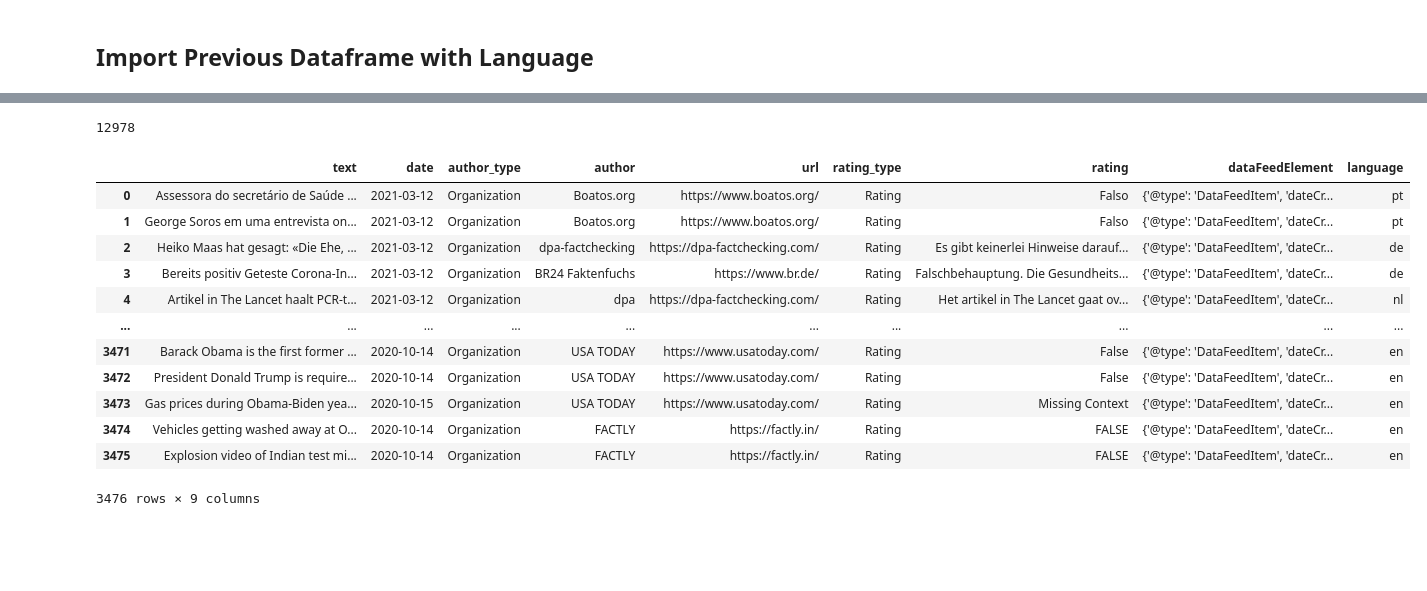
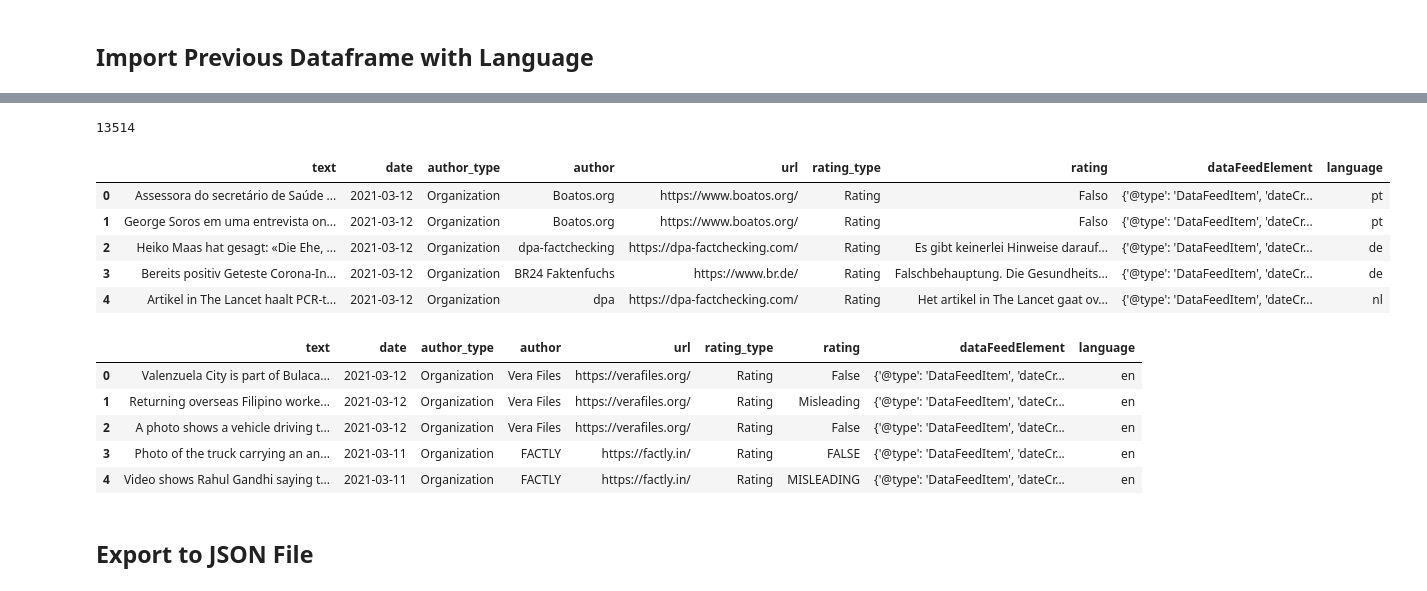
Before and after one commit to DavidKai1999/Stats-170-project, a Jupyter notebook: dataset_preprocessing/factcheck_preprocessing.ipynb, the cells around one changed output, grey strips where cells are left out. Drawn from its saved outputs; the diff is of its cells as text; code cells hidden in the pictures; blank space fills up the shorter version.

```diff
--- a/dataset_preprocessing/factcheck_preprocessing.ipynb
+++ b/dataset_preprocessing/factcheck_preprocessing.ipynb
@@ -189,5 +150,7 @@ FactCheckData_clean_mini
 2922 rows × 9 columns
 # %% [markdown]
 ## Import Previous Dataframe with Language
+# %%
+mini_file_path = "C:\\Users\\gyiko\\OneDrive - personalmicrosoftsoftware.uci.edu\\STATS\\STATS 170AB\\Project\\datasets\\factcheck\\FactCheckData_clean_mini.json"
 # %%
-test = pd.read_json(".\\datasets\\factcheck\\FactCheckData_clean_mini.json")
+test = pd.read_json(mini_file_path)
@@ -210,22 +157,27 @@ test[test['language']=='en'].reset_index(drop=True)
 # %%
 len(test)
 # %% [output]
-12978
+13514
 # %%
-test
+test.head()
 # %% [output]
 |  | text | date | author_type | author | url | rating_type | rating | dataFeedElement | language |
 | 0 | Assessora do secretário de Saúde ... | 2021-03-12 | Organization | Boatos.org | https://www.boatos.org/ | Rating | Falso | {'@type': 'DataFeedItem', 'dateCr... | pt |
 | 1 | George Soros em uma entrevista on... | 2021-03-12 | Organization | Boatos.org | https://www.boatos.org/ | Rating | Falso | {'@type': 'DataFeedItem', 'dateCr... | pt |
 | 2 | Heiko Maas hat gesagt: «Die Ehe, ... | 2021-03-12 | Organization | dpa-factchecking | https://dpa-factchecking.com/ | Rating | Es gibt keinerlei Hinweise darauf... | {'@type': 'DataFeedItem', 'dateCr... | de |
 | 3 | Bereits positiv Geteste Corona-In... | 2021-03-12 | Organization | BR24 Faktenfuchs | https://www.br.de/ | Rating | Falschbehauptung. Die Gesundheits... | {'@type': 'DataFeedItem', 'dateCr... | de |
 | 4 | Artikel in The Lancet haalt PCR-t... | 2021-03-12 | Organization | dpa | https://dpa-factchecking.com/ | Rating | Het artikel in The Lancet gaat ov... | {'@type': 'DataFeedItem', 'dateCr... | nl |
-| ... | ... | ... | ... | ... | ... | ... | ... | ... | ... |
-| 3471 | Barack Obama is the first former ... | 2020-10-14 | Organization | USA TODAY | https://www.usatoday.com/ | Rating | False | {'@type': 'DataFeedItem', 'dateCr... | en |
-| 3472 | President Donald Trump is require... | 2020-10-14 | Organization | USA TODAY | https://www.usatoday.com/ | Rating | False | {'@type': 'DataFeedItem', 'dateCr... | en |
-| 3473 | Gas prices during Obama-Biden yea... | 2020-10-15 | Organization | USA TODAY | https://www.usatoday.com/ | Rating | Missing Context | {'@type': 'DataFeedItem', 'dateCr... | en |
-| 3474 | Vehicles getting washed away at O... | 2020-10-14 | Organization | FACTLY | https://factly.in/ | Rating | FALSE | {'@type': 'DataFeedItem', 'dateCr... | en |
-| 3475 | Explosion video of Indian test mi... | 2020-10-14 | Organization | FACTLY | https://factly.in/ | Rating | FALSE | {'@type': 'DataFeedItem', 'dateCr... | en |
-3476 rows × 9 columns
+# %%
+# Show English Content
+test[test['language']=='en'].reset_index(drop=True).head()
+# %% [output]
+|  | text | date | author_type | author | url | rating_type | rating | dataFeedElement | language |
+| 0 | Valenzuela City is part of Bulaca... | 2021-03-12 | Organization | Vera Files | https://verafiles.org/ | Rating | False | {'@type': 'DataFeedItem', 'dateCr... | en |
+| 1 | Returning overseas Filipino worke... | 2021-03-12 | Organization | Vera Files | https://verafiles.org/ | Rating | Misleading | {'@type': 'DataFeedItem', 'dateCr... | en |
+| 2 | A photo shows a vehicle driving t... | 2021-03-12 | Organization | Vera Files | https://verafiles.org/ | Rating | False | {'@type': 'DataFeedItem', 'dateCr... | en |
+| 3 | Photo of the truck carrying an an... | 2021-03-11 | Organization | FACTLY | https://factly.in/ | Rating | FALSE | {'@type': 'DataFeedItem', 'dateCr... | en |
+| 4 | Video shows Rahul Gandhi saying t... | 2021-03-11 | Organization | FACTLY | https://factly.in/ | Rating | MISLEADING | {'@type': 'DataFeedItem', 'dateCr... | en |
+# %% [markdown]
+## Export to JSON File
 # %%
 new_FactCheckData_clean_mini = pd.concat([test,FactCheckData_clean_mini])
```
Also changed, not shown: parts of 17 cells of this notebook, 3 other files.
